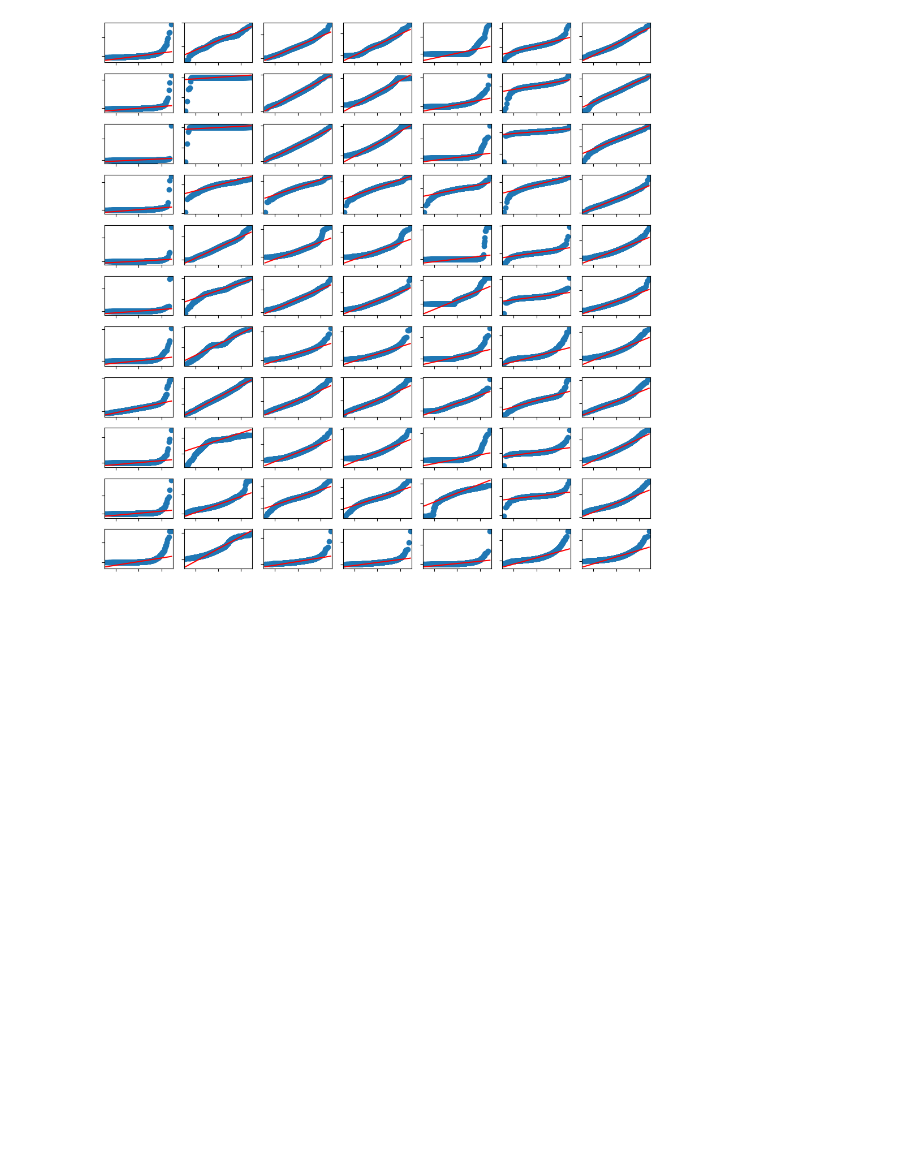
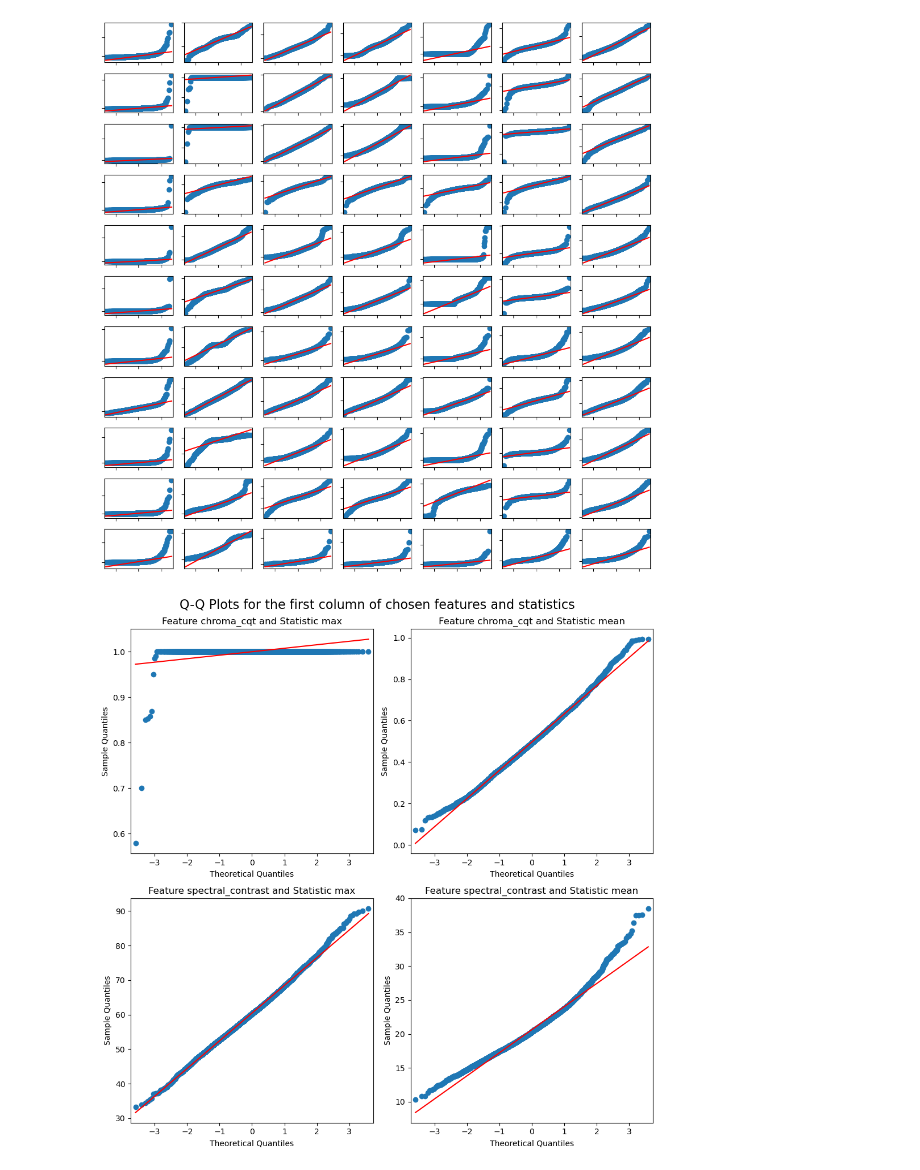
Before and after one commit to haochu-liu/SML_practical, a Jupyter notebook: data_processing.ipynb, the cells around one changed output. Saved outputs shown, nothing was run; the diff lists cells and outputs as text; code cells hidden in the pictures; blank space fills up the shorter version.

```diff
--- a/data_processing.ipynb
+++ b/data_processing.ipynb
@@ -187,3 +191,21 @@ plt.tight_layout() # Adjust layout to prevent overlap of titles
 plt.show()
 # %% [output]
 [figure]
+# %%
+y_col = ['max', 'mean']
+x_col = ['chroma_cqt', 'spectral_contrast']
+
+fig, axs = plt.subplots(len(x_col), len(y_col), figsize=(10, 10))
+for i in range(len(x_col)):
+    for j in range(len(y_col)):
+        ax = axs[i, j]
+        sm.qqplot(X_train[x_col[i]][y_col[j]]['01'], line='s', ax=ax)
+        ax.set_title(f'Feature {x_col[i]} and Statistic {y_col[j]}')
+
+# Add overall title for the entire grid
+fig.suptitle("Q-Q Plots for the first column of chosen features and statistics", fontsize=16)
+
+plt.tight_layout() # Adjust layout to prevent overlap of titles
+plt.show()
+# %% [output]
+[figure, added]
```
Also changed, not shown: parts of 1 cell of this notebook.
